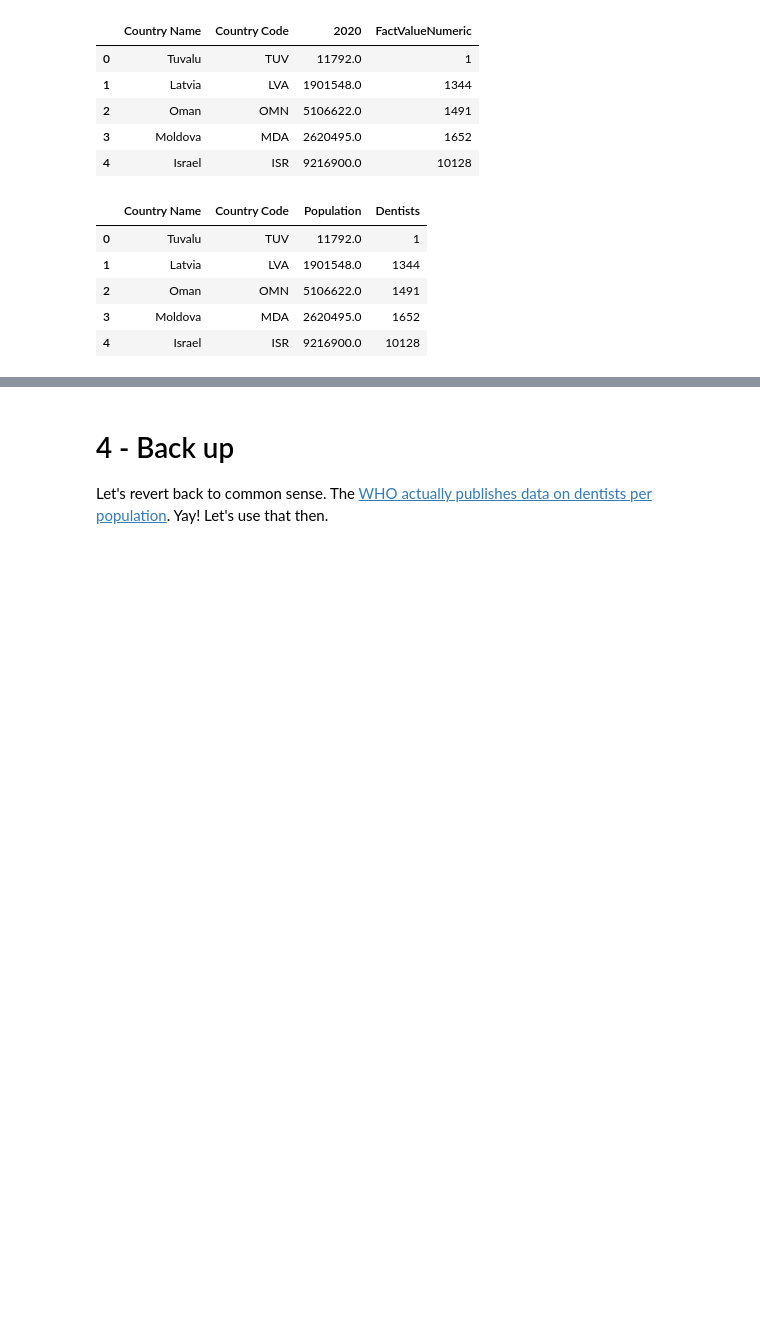
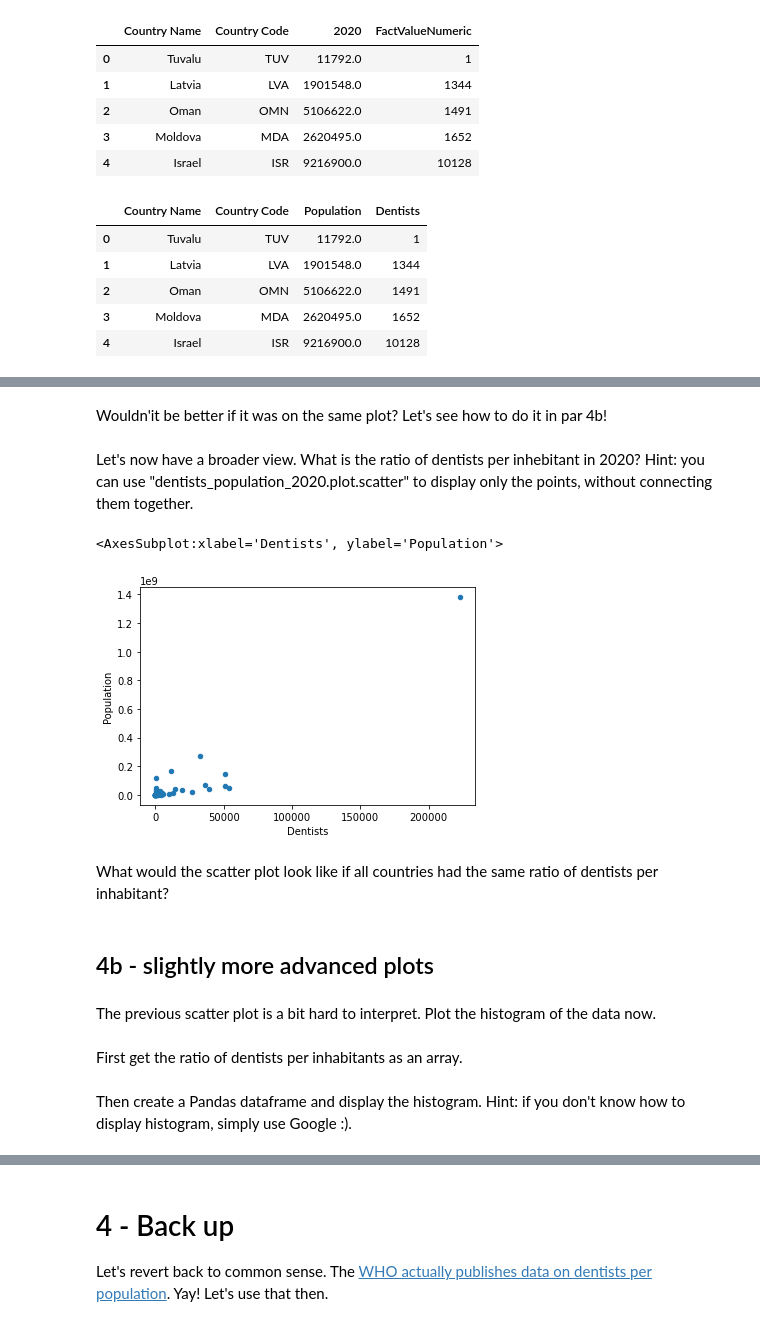
Before and after one commit to swing-research/pids-notebooks, a Jupyter notebook: exercise1/Exercise sheet 1.ipynb, the cells around one changed output, grey strips where cells are left out. Drawn from its saved outputs; the diff is of its cells as text; code cells hidden in the pictures; blank space fills up the shorter version.

```diff
--- a/exercise1/Exercise sheet 1.ipynb
+++ b/exercise1/Exercise sheet 1.ipynb
@@ -384,0 +378,18 @@ Plot also the dentists
+# %% [markdown]
+Wouldn'it be better if it was on the same plot? Let's see how to do it in par 4b!
+# %% [markdown]
+Let's now have a broader view. What is the ratio of dentists per inhebitant in 2020?
+Hint: you can use "dentists_population_2020.plot.scatter" to display only the points, without connecting them together.
+# %%
+dentists_population_2020.plot.scatter("Dentists", "Population")
+# %% [output]
+<AxesSubplot:xlabel='Dentists', ylabel='Population'>
+[figure, added]
+# %% [markdown]
+What would the scatter plot look like if all countries had the same ratio of dentists per inhabitant?
+# %% [markdown]
+## 4b - slightly more advanced plots
+# %% [markdown]
+The previous scatter plot is a bit hard to interpret. Plot the histogram of the data now.
+# %% [markdown]
+First get the ratio of dentists per inhabitants as an array.
@@ -384,0 +400,3 @@ Plot also the dentists
+# %% [markdown]
+Then create a Pandas dataframe and display the histogram.
+Hint: if you don't know how to display histogram, simply use Google :).
```
Also changed, not shown: parts of 60 cells of this notebook.
